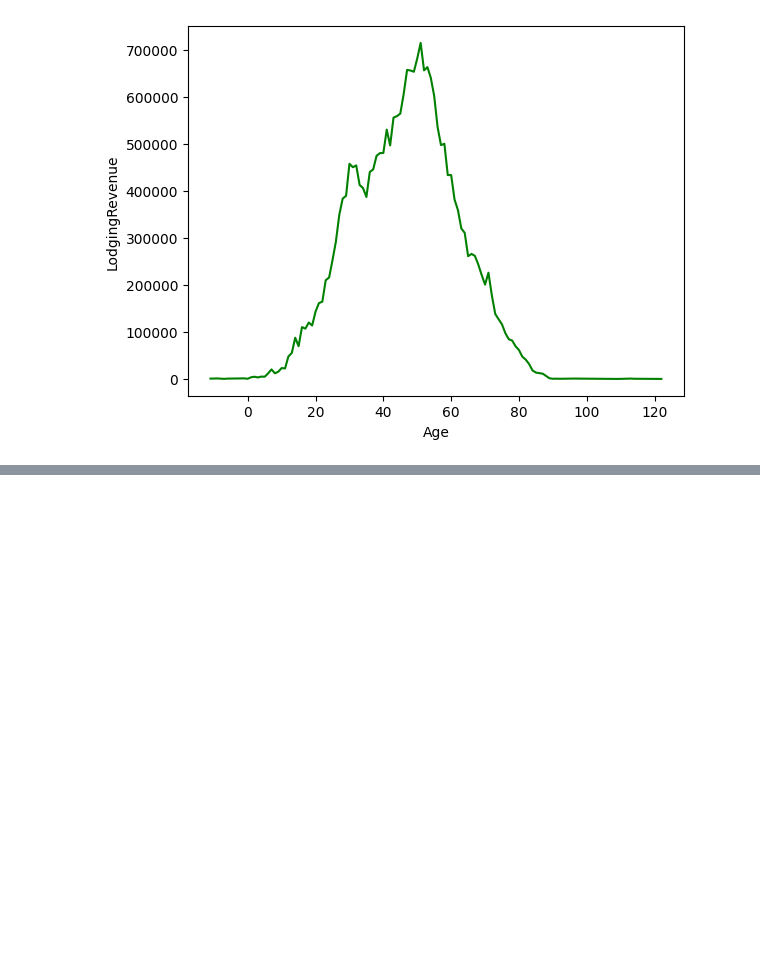
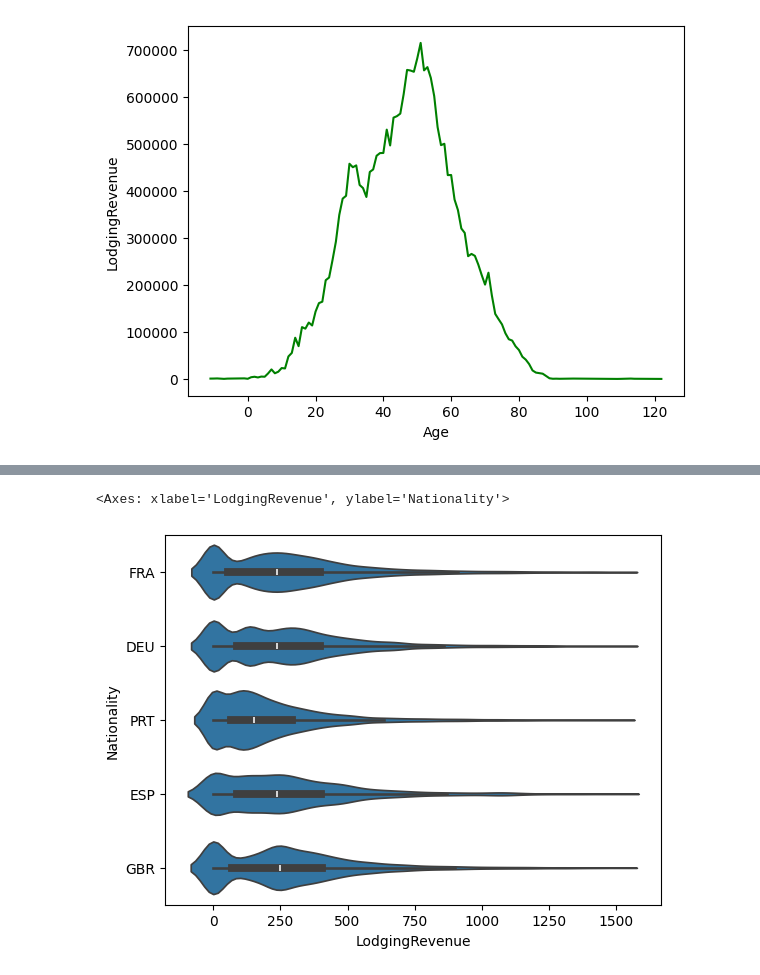
Before and after one commit to wolneihd/udemy_matplotlib_seaborn, a Jupyter notebook: secao_07_hotel.ipynb, the cells around one changed output, grey strips where cells are left out. Saved outputs shown, nothing was run; the diff lists cells and outputs as text; code cells hidden in the pictures; blank space fills up the shorter version.

```diff
--- a/secao_07_hotel.ipynb
+++ b/secao_07_hotel.ipynb
@@ -17,0 +79,4 @@ sns.lineplot(
+# %%
+LR_countries = hotels[hotels['LodgingRevenue'] < 1500][['LodgingRevenue','Nationality']]
+LR_countries = LR_countries[LR_countries['Nationality'].isin(["DEU", "FRA", "PRT", "GBR", "ESP"])].sort_values(('LodgingRevenue'))
+LR_countries.head()
@@ -17,0 +90,9 @@ sns.lineplot(
+# %%
+sns.violinplot(
+    data=LR_countries,
+    x=LR_countries['LodgingRevenue'],
+    y=LR_countries['Nationality'],
+)
+# %% [output]
+<Axes: xlabel='LodgingRevenue', ylabel='Nationality'>
+[figure, added]
```
Also changed, not shown: parts of 9 cells of this notebook, 1 other file.
